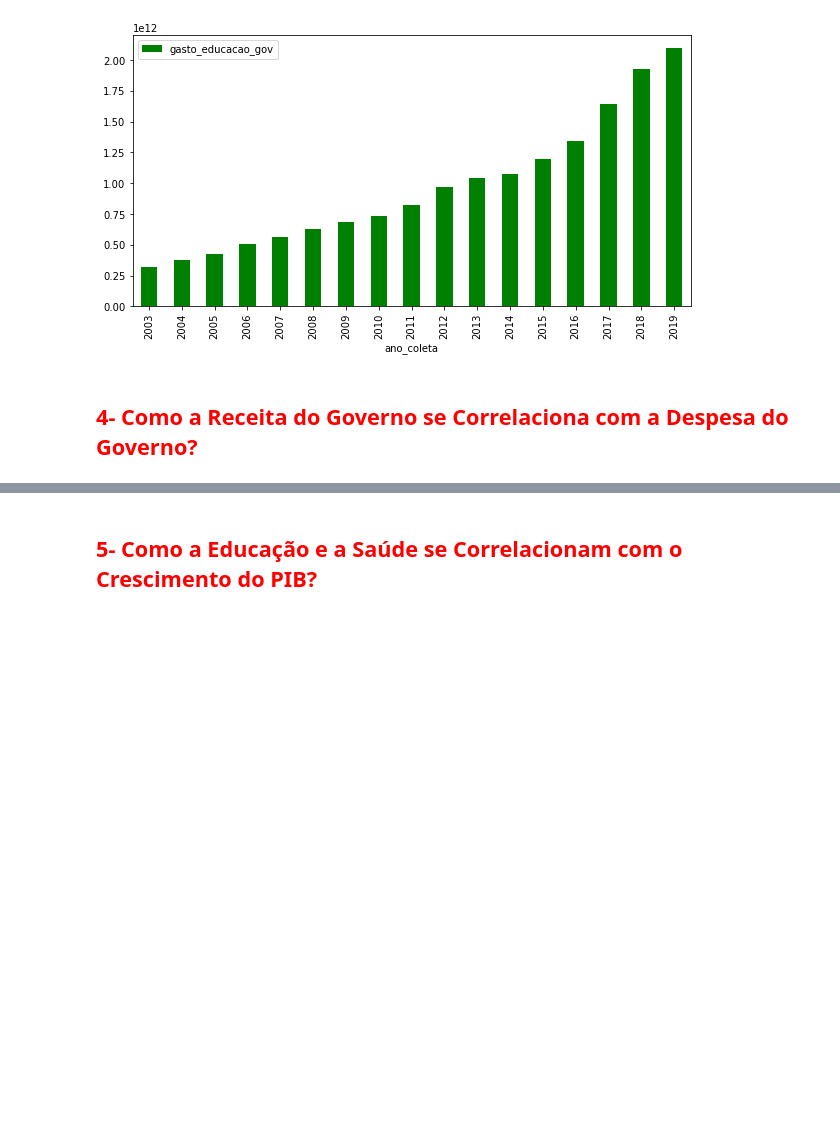
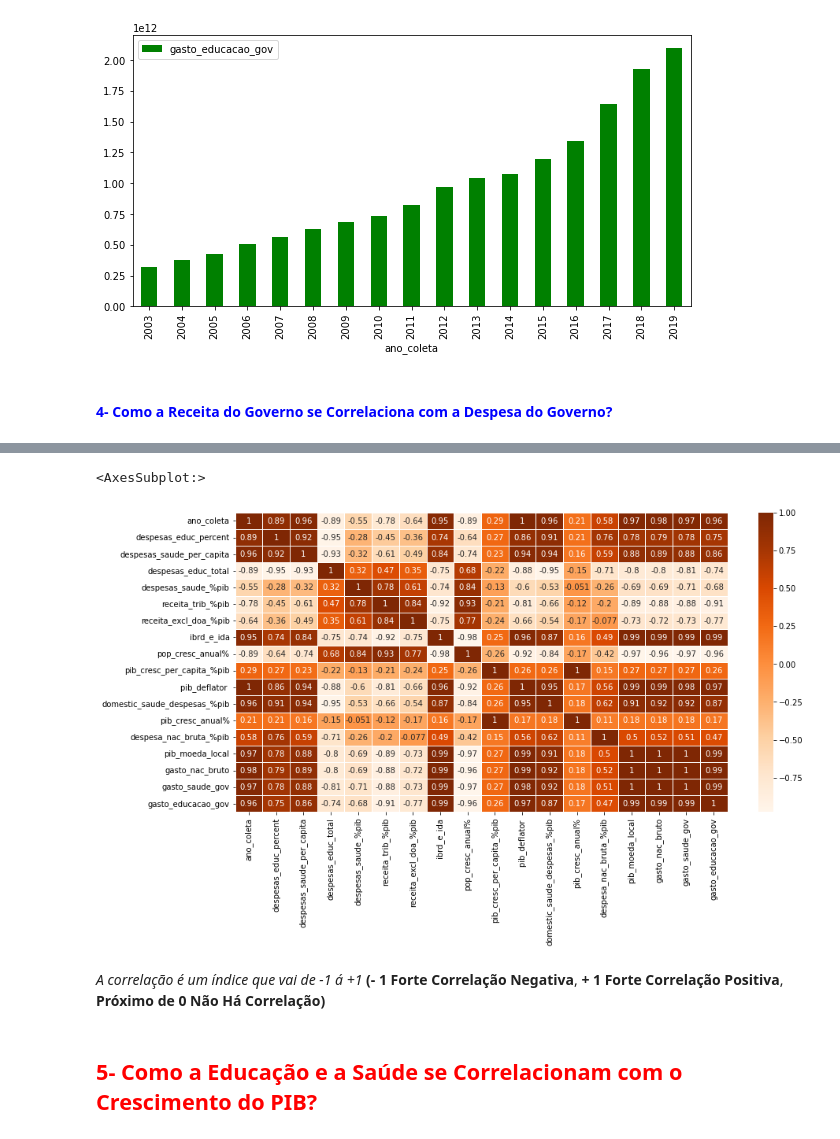
Before and after one commit to ElvisRock/Government_Analysis, a Jupyter notebook: E-Gov-Analytics.ipynb, the cells around one changed output, grey strips where cells are left out. Drawn from its saved outputs; the diff is of its cells as text; code cells hidden in the pictures; blank space fills up the shorter version.

```diff
--- a/E-Gov-Analytics.ipynb
+++ b/E-Gov-Analytics.ipynb
@@ -291,7 +291,7 @@ df.plot(x = "ano_coleta", y = ["gasto_educacao_gov"], kind = "bar", figsize = (1
 <AxesSubplot:xlabel='ano_coleta'>
 [figure]
 # %% [markdown]
-## <font color = "red">4- Como a Receita do Governo se Correlaciona com a Despesa do Governo?</font>
+#### <font color = "blue">4- Como a Receita do Governo se Correlaciona com a Despesa do Governo?</font>
 # %%
 # Visualiza os dados
 df.head()
@@ -303,7 +303,32 @@ df.head()
 | 3 | 2006 | 21.6778 | 40.9383 | 25.0814 | 5.8734 | ... |
 | 4 | 2007 | 25.8529 | 50.3219 | 23.9500 | 5.9971 | ... |
 # %%
-# Calcular o coeficiente de correlação das variáveis e interpretar esse coeficiente
+# Calcula o coeficiente de correlação das variáveis e interpretar esse coeficiente
+# Calcula a correlação entre as variáveis no conjunto de dados usando o método de Pearson
+
+# **Método Pearson** Este método é útil para entender como duas variáveis estão relacionadas, mas vale lembrar que a correlação
+# não implica causalidade, ou seja, só porque duas variáveis estão correlacionadas, não significa que uma causa a outra.
+
+
+df2 = df.corr(method = 'pearson')
+
+# Definindo o tamanho do gráfico
+plt.figure(figsize = (14, 7))
+
+sb.heatmap(df2,
+          xticklabels = df2.columns,
+          yticklabels = df2.columns,
+          cmap = 'Oranges',
+          annot = True,
+          lineWidth = 0.8)
+# %% [output]
+<AxesSubplot:>
+[figure, added]
+# %% [markdown]
+_A correlação é um índice que vai de -1 á +1_
+    **(- 1 Forte Correlação Negativa**,
+    **+ 1 Forte Correlação Positiva**,
+     **Próximo de 0 Não Há Correlação)**
 # %% [markdown]
 ## <font color = "red">5- Como a Educação e a Saúde se Correlacionam com o Crescimento do PIB?</font>
 # %% [markdown]
```
Also changed, not shown: parts of 2 cells of this notebook.
